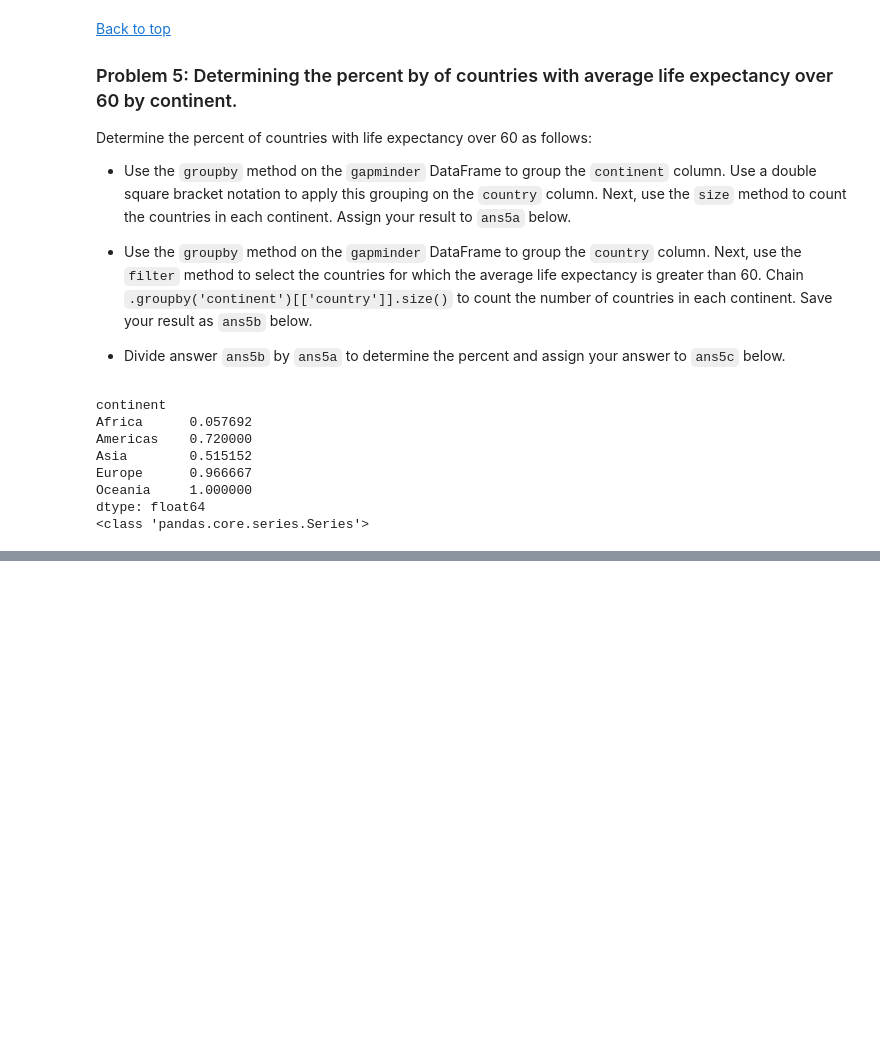
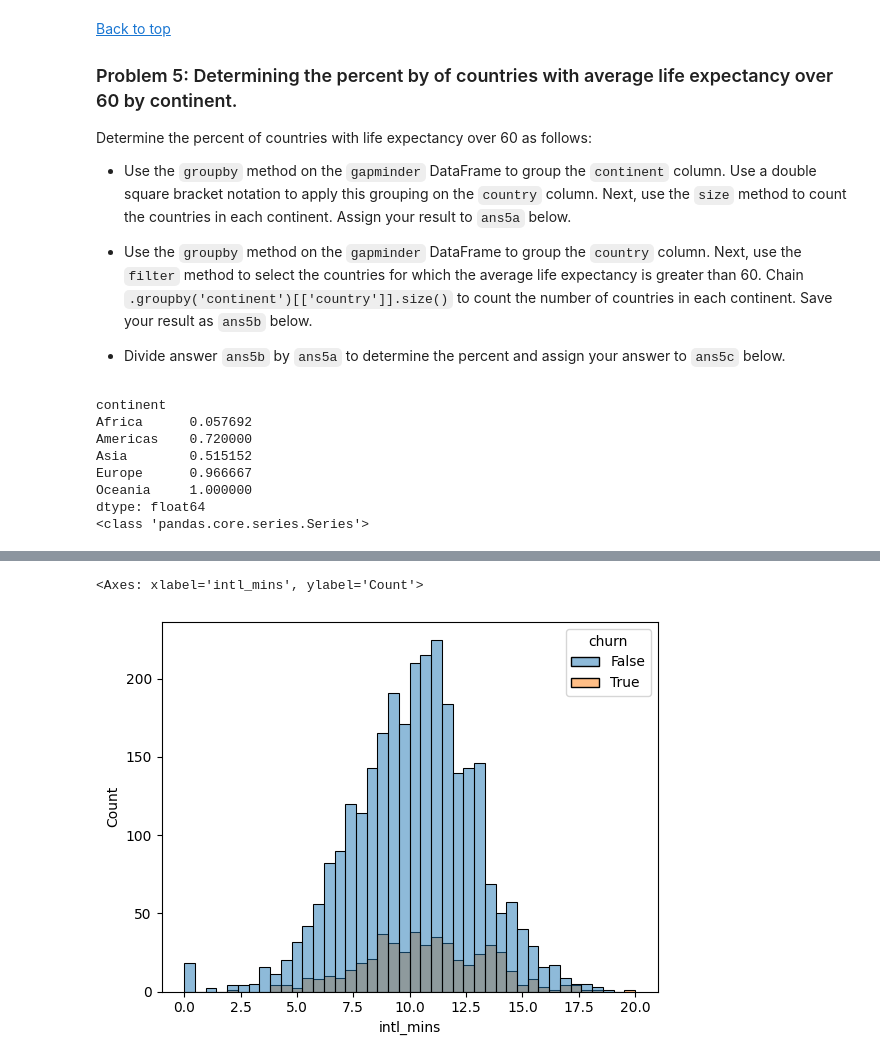
Before and after one commit to jaidatta71/Chatbot, a Jupyter notebook: self_study_codlab_activity_3_3.ipynb, the cells around one changed output, grey strips where cells are left out. Cells and saved outputs as stored; diff of their text form; code cells hidden in the pictures; blank space fills up the shorter version.

```diff
--- a/self_study_codlab_activity_3_3.ipynb
+++ b/self_study_codlab_activity_3_3.ipynb
@@ -213,0 +219,3 @@ dtype: float64
+# %%
+churn_df = pd.read_csv('drive/My Drive/cell_phone_churn.csv')
+churn_df
@@ -213,0 +254,5 @@ dtype: float64
+# %%
+sns.histplot(churn_df, x='intl_mins', hue = 'churn')
+# %% [output]
+<Axes: xlabel='intl_mins', ylabel='Count'>
+[figure, added]
```
Also changed, not shown: parts of 6 cells of this notebook.
